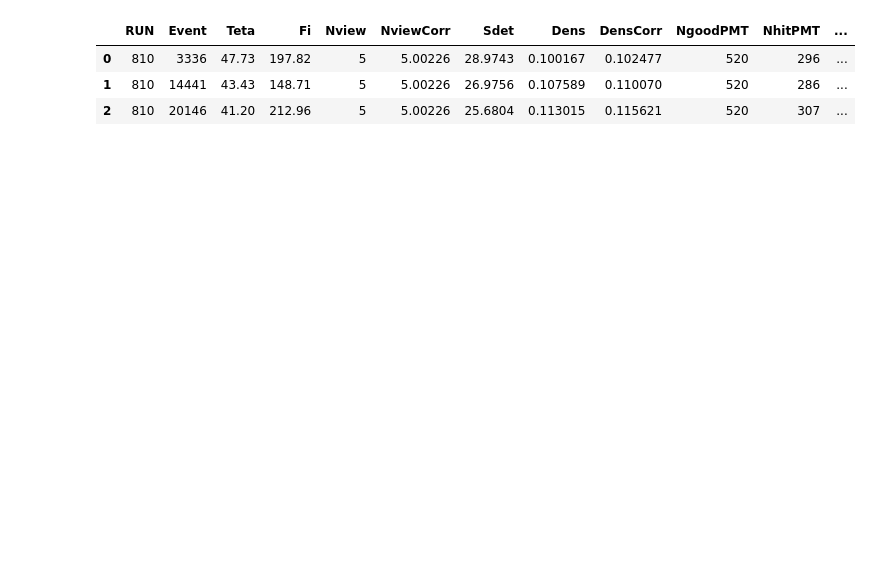
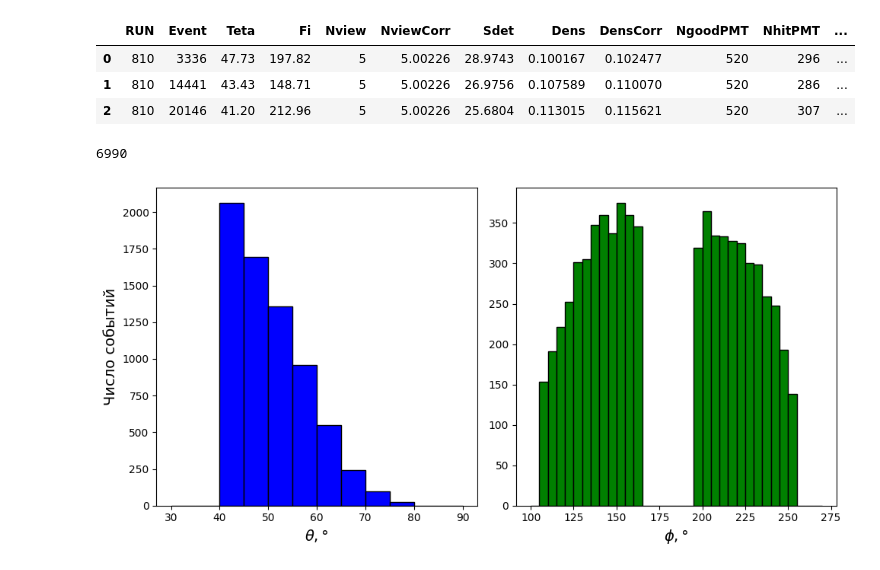
Before and after one commit to matalhim/EAS, a Jupyter notebook: DCR-NVD-SCT/main.ipynb, the cells around one changed output. Saved outputs shown, nothing was run; the diff lists cells and outputs as text; code cells hidden in the pictures; blank space fills up the shorter version.

```diff
--- a/DCR-NVD-SCT/main.ipynb
+++ b/DCR-NVD-SCT/main.ipynb
@@ -8,3 +10,29 @@ df.head(3)
 | 0 | 810 | 3336 | 47.73 | 197.82 | 5 | 5.00226 | 28.9743 | 0.100167 | 0.102477 | 520 | 296 | ... |
 | 1 | 810 | 14441 | 43.43 | 148.71 | 5 | 5.00226 | 26.9756 | 0.107589 | 0.110070 | 520 | 286 | ... |
 | 2 | 810 | 20146 | 41.20 | 212.96 | 5 | 5.00226 | 25.6804 | 0.113015 | 0.115621 | 520 | 307 | ... |
+# %%
+theta_list = np.array(df['Teta'])
+phi_list = np.array(df['Fi'])
+# %%
+len(theta_list)
+# %% [output]
+6990
+# %%
+bin_edges_theta = np.arange(30, 90 + 1, 5)
+bin_edges_phi = np.arange(100, 270 + 1, 5)
+
+plt.figure(figsize=(10, 5))
+plt.subplot(1, 2, 1)
+plt.hist(theta_list, bins=bin_edges_theta, color='blue', edgecolor='black')
+plt.xlabel(r'$\theta,\degree$', fontsize=14)
+plt.ylabel('Число событий', fontsize=14)
+
+plt.subplot(1, 2, 2)
+plt.hist(phi_list, bins=bin_edges_phi, color='green', edgecolor='black')
+plt.xlabel(r'$\phi,\degree$', fontsize=14)
+
+plt.tight_layout()
+plt.savefig('plots/theta_phi.png')
+plt.show()
+# %% [output]
+[figure, added]
```
Also changed, not shown: parts of 1 cell of this notebook, 3 other files.
